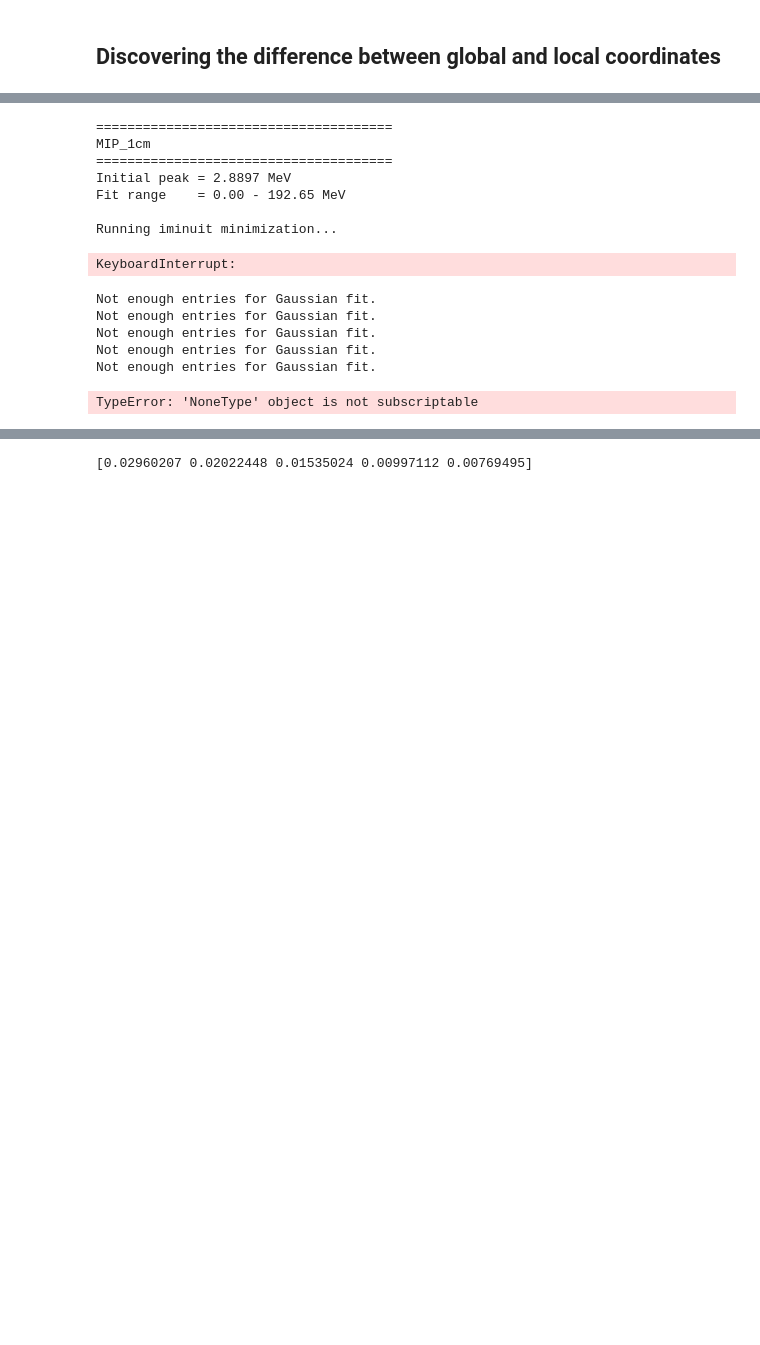
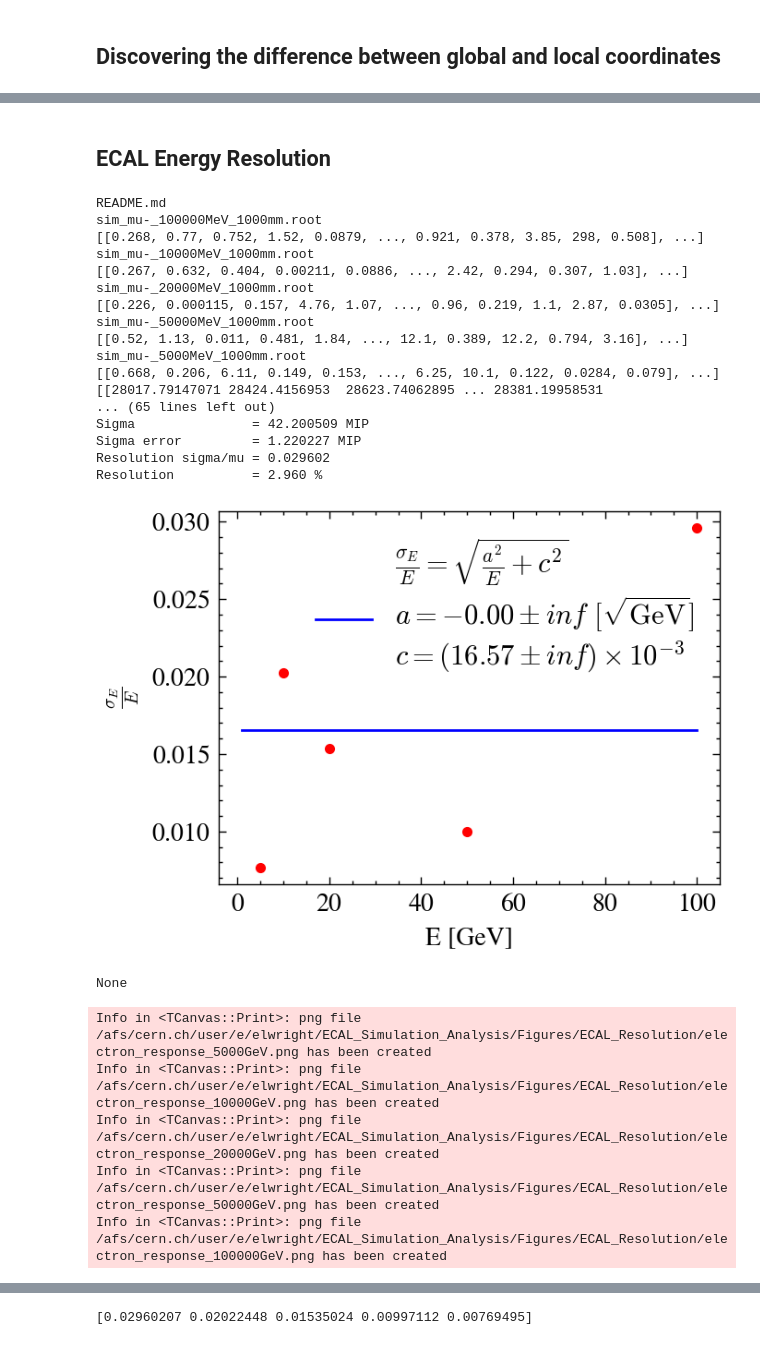
Before and after one commit to ElliottPWright/ECAL_Simulation_Analysis, a Jupyter notebook: Python/GeoModelSplitCal_Extraction.ipynb, the cells around one changed output, grey strips where cells are left out. Saved outputs shown, nothing was run; the diff lists cells and outputs as text; code cells hidden in the pictures; blank space fills up the shorter version.

```diff
--- a/Python/GeoModelSplitCal_Extraction.ipynb
+++ b/Python/GeoModelSplitCal_Extraction.ipynb
@@ -158,33 +125,37 @@ with plt.style.context(['science', 'no-latex']):
-# %%
-file_path =  r"C:\Users\ewrightl\cernbox\EPWL_ECAL_Simulations\sim_runs\run_MIP_Calibration"
-MIP = MIP_Calibration(os.path.join(file_path, "sim_mu-_10000MeV_1000mm.root"))
-
-
-results = MIP.perform_fit()
-print(results)
-# %% [output]
-======================================
-MIP_1cm
-======================================
-Initial peak = 2.8897 MeV
-Fit range    = 0.00 - 192.65 MeV
-
-Running iminuit minimization...
-KeyboardInterrupt:
+# %% [markdown]
+## ECAL Energy Resolution
 # %%
 energies = np.array([5_000, 10_000, 20_000, 50_000, 100_000])
 
-file_path =  r"C:\Users\ewrightl\cernbox\EPWL_ECAL_Simulations\sim_runs\run_ECAL_Resolution"
-ECAL = ECAL_Resolution(file_path)
+file_path =  r"/eos/experiment/ship/user/Mainz_Sim_Data/ewrightl/sim_runs/run_ECAL_Resolution"
+plotting_directory = r"/afs/cern.ch/user/e/elwright/ECAL_Simulation_Analysis/Figures/ECAL_Resolution"
 
+ECAL = ECAL_Resolution(file_path, plotting_directory)
 
-
-results = ECAL.perform_fit(energies)
+results = ECAL.perform_fit(energies, plotting_directory)
 print(results)
 # %% [output]
-Not enough entries for Gaussian fit.
-Not enough entries for Gaussian fit.
-Not enough entries for Gaussian fit.
-Not enough entries for Gaussian fit.
-Not enough entries for Gaussian fit.
+README.md
+sim_mu-_100000MeV_1000mm.root
+[[0.268, 0.77, 0.752, 1.52, 0.0879, ..., 0.921, 0.378, 3.85, 298, 0.508], ...]
+sim_mu-_10000MeV_1000mm.root
+[[0.267, 0.632, 0.404, 0.00211, 0.0886, ..., 2.42, 0.294, 0.307, 1.03], ...]
+sim_mu-_20000MeV_1000mm.root
+[[0.226, 0.000115, 0.157, 4.76, 1.07, ..., 0.96, 0.219, 1.1, 2.87, 0.0305], ...]
+sim_mu-_50000MeV_1000mm.root
+[[0.52, 1.13, 0.011, 0.481, 1.84, ..., 12.1, 0.389, 12.2, 0.794, 3.16], ...]
+sim_mu-_5000MeV_1000mm.root
+[[0.668, 0.206, 6.11, 0.149, 0.153, ..., 6.25, 10.1, 0.122, 0.0284, 0.079], ...]
+[[28017.79147071 28424.4156953  28623.74062895 ... 28381.19958531
+... (65 lines left out)
+Sigma               = 42.200509 MIP
+Sigma error         = 1.220227 MIP
+Resolution sigma/mu = 0.029602
+Resolution          = 2.960 %
+[figure, added]
-TypeError: 'NoneType' object is not subscriptable
+None
+Info in <TCanvas::Print>: png file /afs/cern.ch/user/e/elwright/ECAL_Simulation_Analysis/Figures/ECAL_Resolution/electron_response_5000GeV.png has been created
+Info in <TCanvas::Print>: png file /afs/cern.ch/user/e/elwright/ECAL_Simulation_Analysis/Figures/ECAL_Resolution/electron_response_10000GeV.png has been created
+Info in <TCanvas::Print>: png file /afs/cern.ch/user/e/elwright/ECAL_Simulation_Analysis/Figures/ECAL_Resolution/electron_response_20000GeV.png has been created
+Info in <TCanvas::Print>: png file /afs/cern.ch/user/e/elwright/ECAL_Simulation_Analysis/Figures/ECAL_Resolution/electron_response_50000GeV.png has been created
+Info in <TCanvas::Print>: png file /afs/cern.ch/user/e/elwright/ECAL_Simulation_Analysis/Figures/ECAL_Resolution/electron_response_100000GeV.png has been created
```
Also changed, not shown: parts of 12 cells of this notebook, 12 other files.
